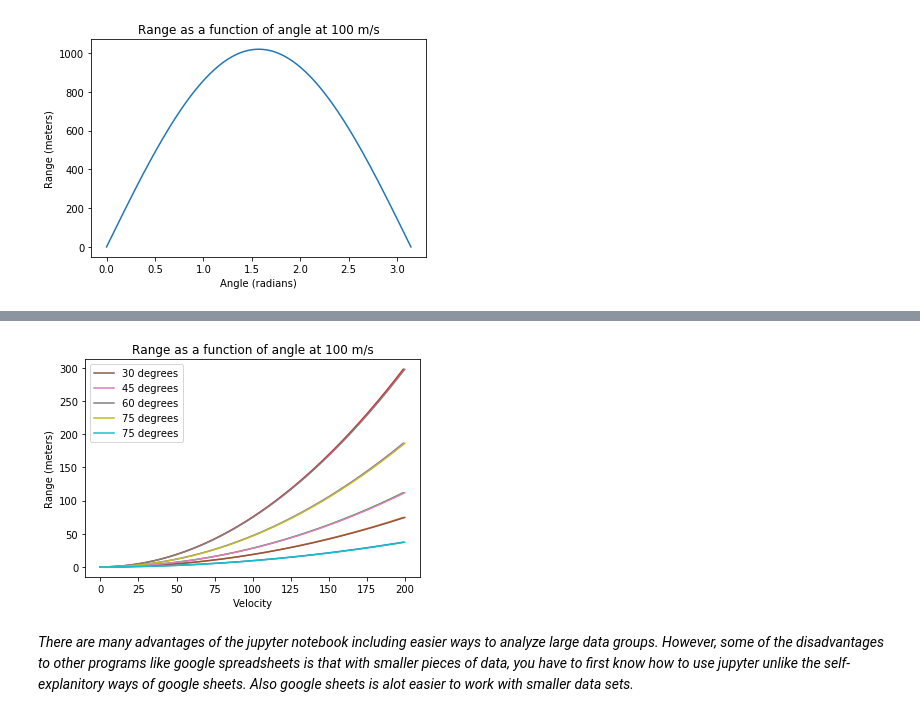
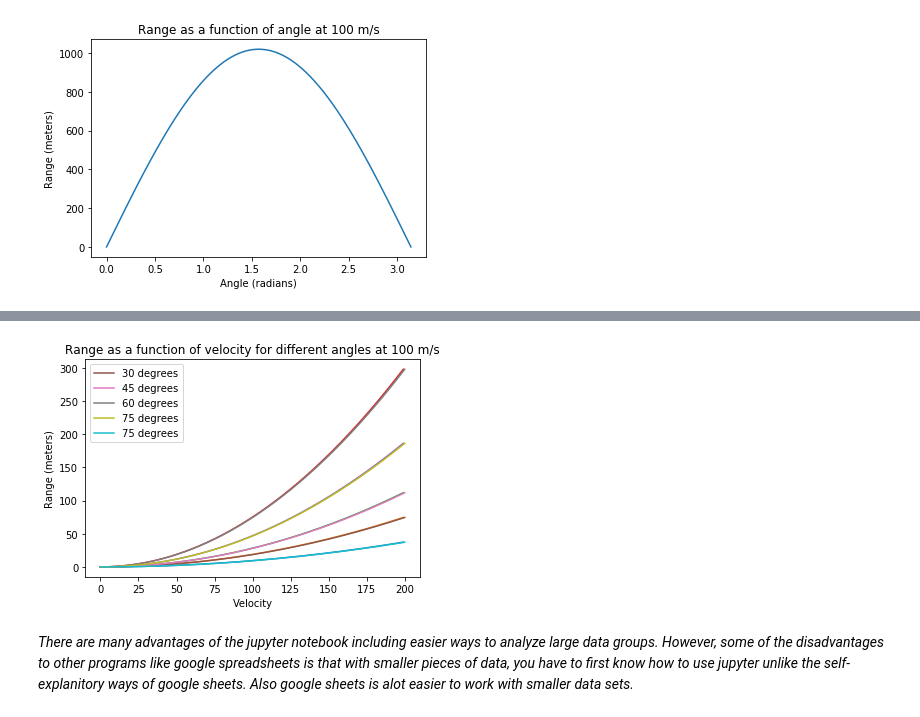
Before and after one commit to Clay190/Data-Science, a Jupyter notebook: ballistics.ipynb, the cells around one changed output, grey strips where cells are left out. Saved outputs shown, nothing was run; the diff lists cells and outputs as text; code cells hidden in the pictures.

```diff
--- a/ballistics.ipynb
+++ b/ballistics.ipynb
@@ -159,24 +168,24 @@ velocity75 = [rangeformula(x,5*pi/12) for x in linspace(0,200,200)]
 # %%
 plt.plot(velocity15)
 plt.plot(velocity30)
 plt.plot(velocityfromdegrees)
 plt.plot(velocity60)
 plt.plot(velocity75)
 plt.plot(initialvelocity, velocity30, label = "30 degrees")
 plt.legend()
 plt.plot(initialvelocity, velocityfromdegrees, label = "45 degrees")
 plt.legend()
 plt.plot(initialvelocity, velocity60, label = "60 degrees")
 plt.legend()
 plt.plot(initialvelocity, velocity75, label = "75 degrees")
 plt.legend()
 plt.plot(initialvelocity, velocity15, label = "75 degrees")
 plt.legend()
-plt.title('Range as a function of angle at 100 m/s')
+plt.title('Range as a function of velocity for different angles at 100 m/s')
 plt.xlabel('Velocity')
 plt.ylabel('Range (meters)')
 plt.show()
 # %% [output]
-[figure, old version]
+[figure, new version]
 # %% [markdown]
 *There are many advantages of the jupyter notebook including easier ways to analyze large data groups. However, some of the disadvantages to other programs like google spreadsheets is that with smaller pieces of data, you have to first know how to use jupyter unlike the self-explanitory ways of google sheets. Also google sheets is alot easier to work with smaller data sets.*
```
Also changed, not shown: parts of 1 cell of this notebook.
